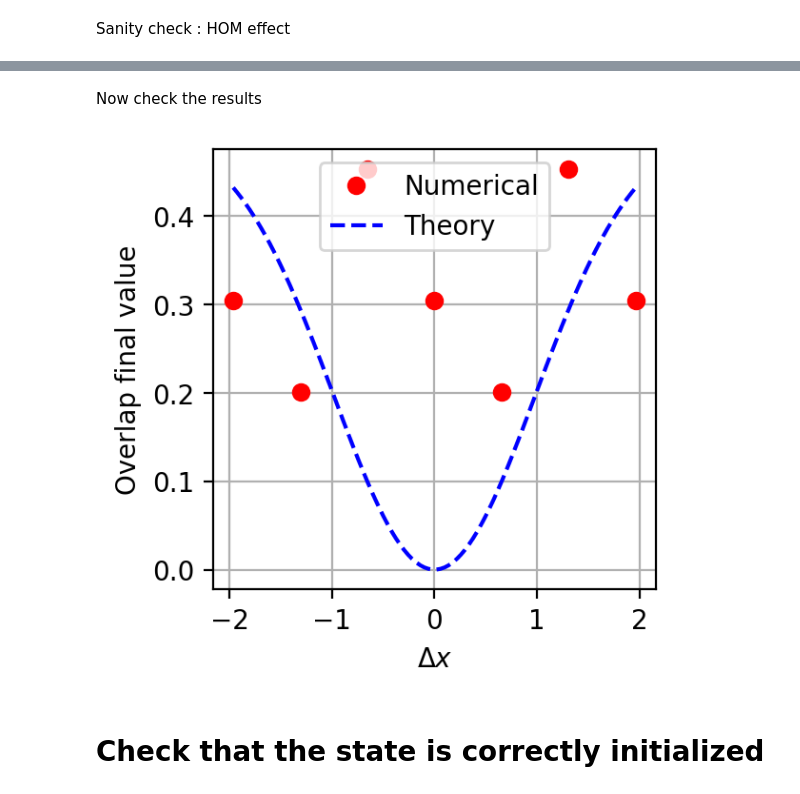
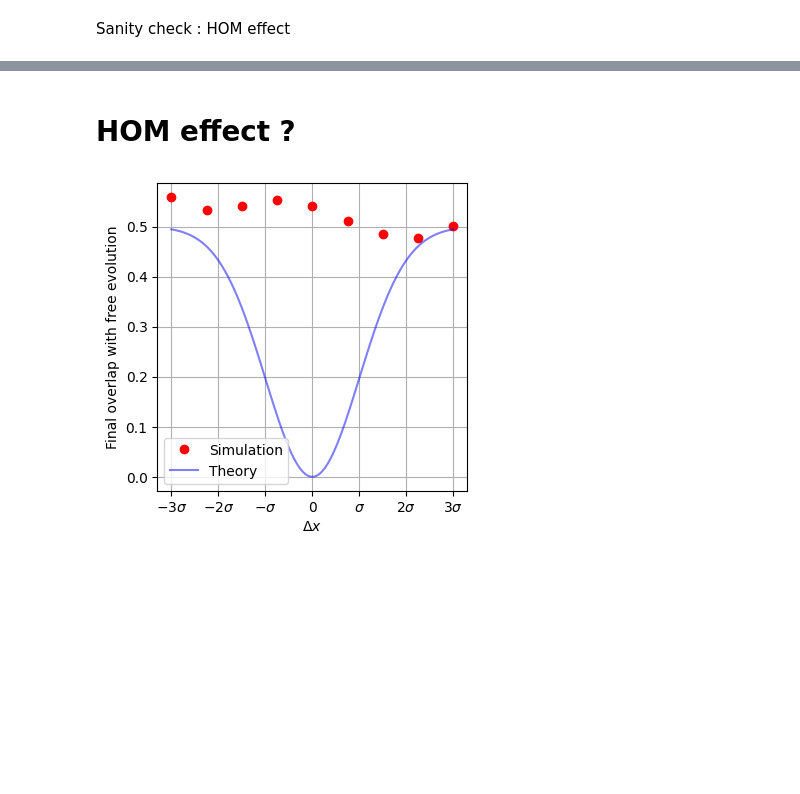
Before and after one commit to rpiron/nii_internship, a Jupyter notebook: beamsplitter/BS_interaction_fast_two_waveguide.ipynb, the cells around one changed output, grey strips where cells are left out. Cells and saved outputs as stored; diff of their text form; code cells hidden in the pictures; blank space fills up the shorter version.

```diff
--- a/beamsplitter/BS_interaction_fast_two_waveguide.ipynb
+++ b/beamsplitter/BS_interaction_fast_two_waveguide.ipynb
@@ -281,18 +244,0 @@ Running for x_1 = -1.96
-# %% [markdown]
-Now check the results
-# %%
-theory_delta_x = np.linspace(-L/8, L/8, 100)
-theory_curve = 0.5 * (1 - np.exp(-0.5 * (theory_delta_x / sigma)**2))
-
-fig, ax = plt.subplots(1,1, figsize=(3,3), dpi=resol)
-ax.plot(np.linspace(-L/8, L/8, nb_pts_x), overlap_final_tab, marker='o', linestyle='', label='Numerical', color='red')
-ax.plot(theory_delta_x, theory_curve, label='Theory', color='blue', linestyle='--')
-ax.set_xlabel(r'$\Delta x$')
-ax.set_ylabel('Overlap final value')
-ax.legend()
-ax.grid()
-plt.show()
-# %% [output]
-[figure, removed]
-# %% [markdown]
-<h1> Check that the state is correctly initialized </h1>
@@ -337,0 +245,44 @@ c_init = 0.5 * (c_init_photon_1[:, np.newaxis] * c_init_photon_2[np.newaxis, :]
+# %% [markdown]
+<h1> HOM effect ? </h1>
+# %%
+L = 5*pi
+T = L/2
+dt = 0.005
+
+#Jaynes-Cummings parameter g_0 and energies
+g_0 = 1
+omega_A = 1
+omega_0 = 2
+omega_max = 5
+
+#initial photon wavepacket parameters
+sigma = L/16
+sigma_momentum = 1/sigma
+x_0 = -L/4
+
+#prepare several values of delta_x
+nb_pts_x = 9
+delta_x_tab = np.linspace(-3*sigma, 3*sigma, nb_pts_x)
+final_overlap_free_tab = np.zeros(nb_pts_x)
+
+for i in tqdm(range(nb_pts_x)):
+    delta_x = delta_x_tab[i]
+    x_1 = x_0 + delta_x
+    c_array, b_array, overlap_tab = get_data_bs_fast(L, T, dt, omega_0, omega_A, omega_max, g_0, sigma, x_0, x_1, print_info = False, progress_bar=False)
+    final_overlap_free_tab[i] = overlap_tab[-1]
+# %%
+delta_x_theory = np.linspace(-3*sigma, 3*sigma, 100)
+overlap_theory = 0.5*(1- np.exp(- (delta_x_theory**2) / (2*sigma**2)))
+
+fig, ax = plt.subplots(1,1, figsize=(4,4))
+ax.plot(delta_x_tab, final_overlap_free_tab, 'o', label="Simulation", color='red')
+ax.plot(delta_x_theory, overlap_theory, label="Theory", color="blue", alpha=0.5)
+ax.set_xlabel(r"$\Delta x$")
+ax.set_ylabel("Final overlap with free evolution")
+ax.set_xticks(np.array([-3,-2, -1, 0, 1, 2,3])*sigma)
+ax.set_xticklabels([r"$-3\sigma$", r"$-2\sigma$", r"$-\sigma$", "0", r"$\sigma$", r"$2\sigma$", r"$3\sigma$"])
+ax.grid()
+ax.legend()
+plt.show()
+# %% [output]
+[figure, added]
```
Also changed, not shown: parts of 14 cells of this notebook, 2 other files.
